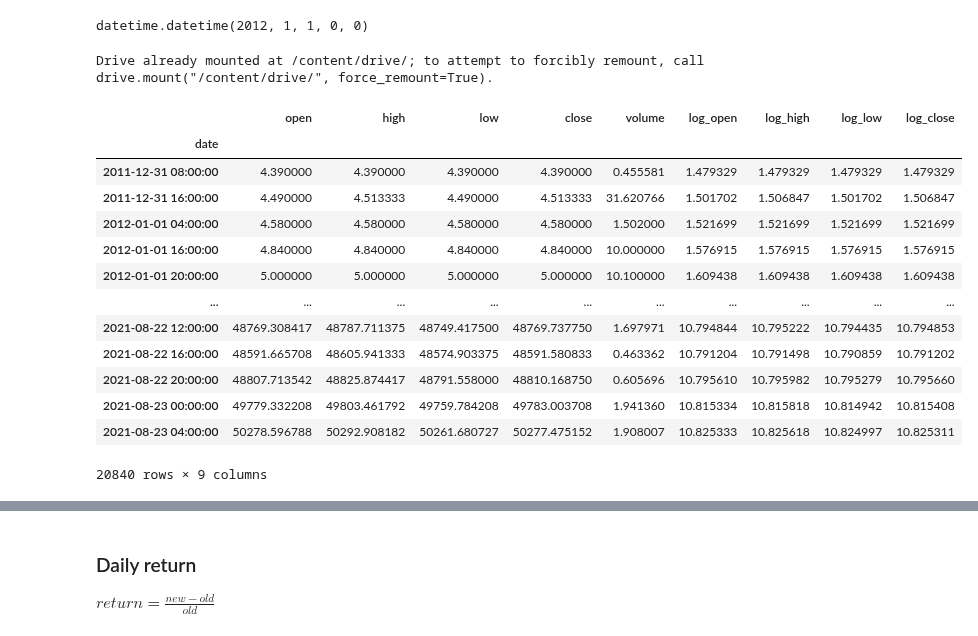
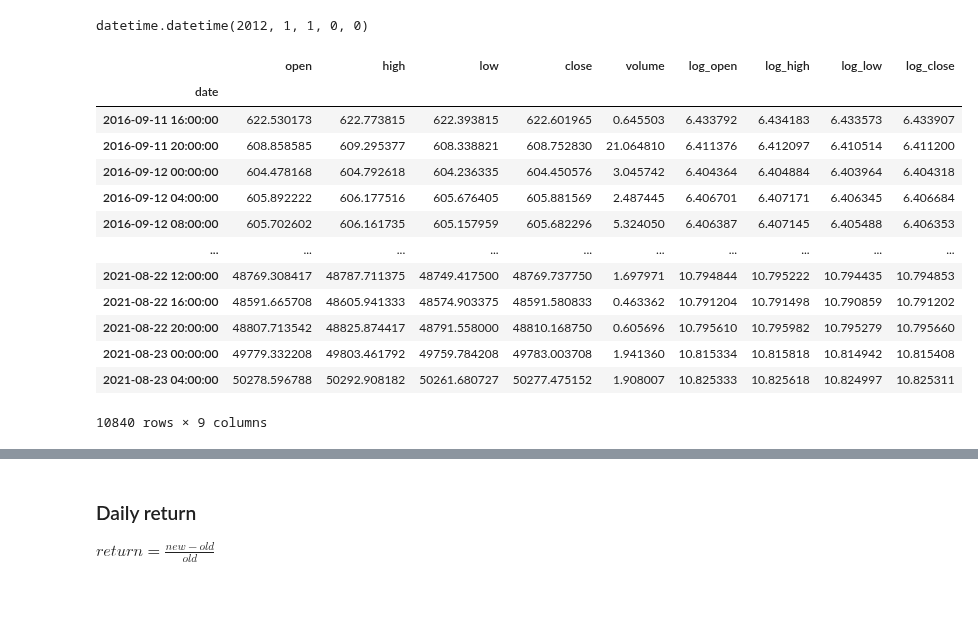
Before and after one commit to timjab92/cryptotrading-indicator, a Jupyter notebook: notebooks/BTC_pred(Ivan).ipynb, the cells around one changed output, grey strips where cells are left out. Saved outputs shown, nothing was run; the diff lists cells and outputs as text; code cells hidden in the pictures; blank space fills up the shorter version.

```diff
--- a/notebooks/BTC_pred(Ivan).ipynb
+++ b/notebooks/BTC_pred(Ivan).ipynb
@@ -27,36 +27,35 @@ start = datetime(2012, 1, 1)
 start
 # %% [output]
 datetime.datetime(2012, 1, 1, 0, 0)
-# %%
-from google.colab import drive
-drive.mount('/content/drive/')
-
-data_path = '/content/drive/My Drive/Colab Notebooks/data/'
-# %% [output]
-Drive already mounted at /content/drive/; to attempt to forcibly remount, call drive.mount("/content/drive/", force_remount=True).
+# %%
+url = 'https://raw.githubusercontent.com/timjab92/cryptotradingindicator/master/data/BTCUSD_4hours.csv'
+
+data = pd.read_csv(url)
+# Dataset is now stored in a Pandas Dataframe
 # %%
 coin_selection = "BTC"
-coin_data = {"BTC":"BTCUSD_4hours.csv"}
+# coin_data = {"BTC":"BTCUSD_4hours.csv"}
 
-data = pd.read_csv(data_path + coin_data[coin_selection])
+# data = pd.read_csv(data_path + coin_data[coin_selection])
 
 data = data.drop(columns="Unnamed: 0").set_index("date")
+data = data[10000:]
 data
 # %% [output]
 |  | open | high | low | close | volume | log_open | log_high | log_low | log_close |
 | date |  |  |  |  |  |  |  |  |  |
-| 2011-12-31 08:00:00 | 4.390000 | 4.390000 | 4.390000 | 4.390000 | 0.455581 | 1.479329 | 1.479329 | 1.479329 | 1.479329 |
-| 2011-12-31 16:00:00 | 4.490000 | 4.513333 | 4.490000 | 4.513333 | 31.620766 | 1.501702 | 1.506847 | 1.501702 | 1.506847 |
-| 2012-01-01 04:00:00 | 4.580000 | 4.580000 | 4.580000 | 4.580000 | 1.502000 | 1.521699 | 1.521699 | 1.521699 | 1.521699 |
-| 2012-01-01 16:00:00 | 4.840000 | 4.840000 | 4.840000 | 4.840000 | 10.000000 | 1.576915 | 1.576915 | 1.576915 | 1.576915 |
-| 2012-01-01 20:00:00 | 5.000000 | 5.000000 | 5.000000 | 5.000000 | 10.100000 | 1.609438 | 1.609438 | 1.609438 | 1.609438 |
+| 2016-09-11 16:00:00 | 622.530173 | 622.773815 | 622.393815 | 622.601965 | 0.645503 | 6.433792 | 6.434183 | 6.433573 | 6.433907 |
+| 2016-09-11 20:00:00 | 608.858585 | 609.295377 | 608.338821 | 608.752830 | 21.064810 | 6.411376 | 6.412097 | 6.410514 | 6.411200 |
+| 2016-09-12 00:00:00 | 604.478168 | 604.792618 | 604.236335 | 604.450576 | 3.045742 | 6.404364 | 6.404884 | 6.403964 | 6.404318 |
+| 2016-09-12 04:00:00 | 605.892222 | 606.177516 | 605.676405 | 605.881569 | 2.487445 | 6.406701 | 6.407171 | 6.406345 | 6.406684 |
+| 2016-09-12 08:00:00 | 605.702602 | 606.161735 | 605.157959 | 605.682296 | 5.324050 | 6.406387 | 6.407145 | 6.405488 | 6.406353 |
 | ... | ... | ... | ... | ... | ... | ... | ... | ... | ... |
 | 2021-08-22 12:00:00 | 48769.308417 | 48787.711375 | 48749.417500 | 48769.737750 | 1.697971 | 10.794844 | 10.795222 | 10.794435 | 10.794853 |
 | 2021-08-22 16:00:00 | 48591.665708 | 48605.941333 | 48574.903375 | 48591.580833 | 0.463362 | 10.791204 | 10.791498 | 10.790859 | 10.791202 |
 | 2021-08-22 20:00:00 | 48807.713542 | 48825.874417 | 48791.558000 | 48810.168750 | 0.605696 | 10.795610 | 10.795982 | 10.795279 | 10.795660 |
 | 2021-08-23 00:00:00 | 49779.332208 | 49803.461792 | 49759.784208 | 49783.003708 | 1.941360 | 10.815334 | 10.815818 | 10.814942 | 10.815408 |
 | 2021-08-23 04:00:00 | 50278.596788 | 50292.908182 | 50261.680727 | 50277.475152 | 1.908007 | 10.825333 | 10.825618 | 10.824997 | 10.825311 |
-20840 rows × 9 columns
+10840 rows × 9 columns
 # %%
 ## add other features
 
```
Also changed, not shown: parts of 71 cells of this notebook.
